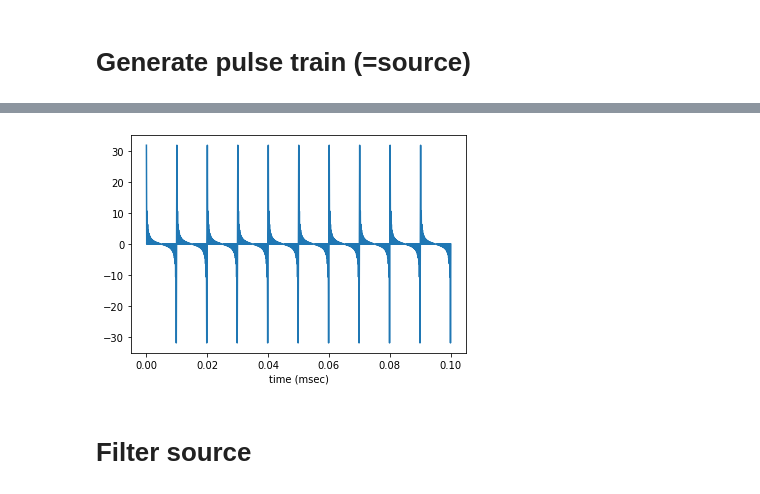
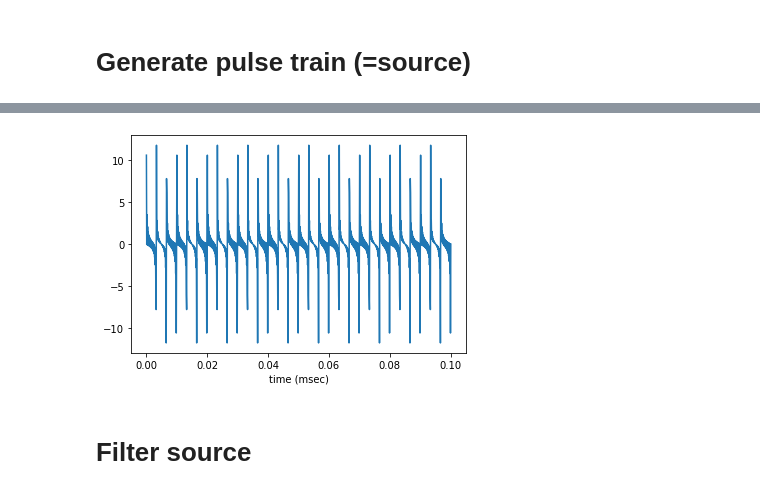
Before and after one commit to hsnam95/class2021Spring, a Jupyter notebook: sound.ipynb, the cells around one changed output, grey strips where cells are left out. Saved outputs shown, nothing was run; the diff lists cells and outputs as text; code cells hidden in the pictures.

```diff
--- a/sound.ipynb
+++ b/sound.ipynb
@@ -83,0 +79,4 @@ ipd.Audio(s, rate=10000)
+# %%
+amp = 1; sr = 10000; dur = 1; freq = 300
+s, t, theta = phasor_sine(amp, sr, dur, freq)
+ipd.Audio(s, rate=sr)
@@ -96,0 +93,4 @@ ipd.Audio(c.imag, rate=10000)
+# %%
+amp = 1; sr = 10000; dur = 1; freq = 300.0
+c, t, theta = phasor_complex(amp, sr, dur, freq)
+ipd.Audio(c.imag, rate=sr)
@@ -97,20 +99,27 @@ ipd.Audio(c.imag, rate=10000)
 # %% [markdown]
 # Generate pulse train (=source)
 # %%
-# generate samples, note conversion to float32 array
-F0 = 100; Fend = int(sr/2); s = np.zeros(len(t));
+# parameter setting
+amp = 1
+sr = 10000
+dur = 0.5
+
+F0 = 300
+Fend = int(sr/2)
+
+s_all = 0
 for freq in range(F0, Fend+1, F0):
-    theta = t * 2*np.pi * freq
-    tmp = amp * np.sin(theta)
-    s = s + tmp
+  s, t, theta = phasor_sine(amp, sr, dur, freq)
+  s_all += s
+
 fig = plt.figure()
 ax = fig.add_subplot(111)
-ax.plot(t[0:1000], s[0:1000]);
+ax.plot(t[0:1000], s_all[0:1000]);
 ax.set_xlabel('time (msec)')
-ipd.Audio(s, rate=sr)
+ipd.Audio(s_all, rate=sr)
 # %% [output]
 [interactive output not drawn]
-[figure, old version]
+[figure, new version]
 # %% [markdown]
 # Filter source
 # %%
```
Also changed, not shown: parts of 4 cells of this notebook.
